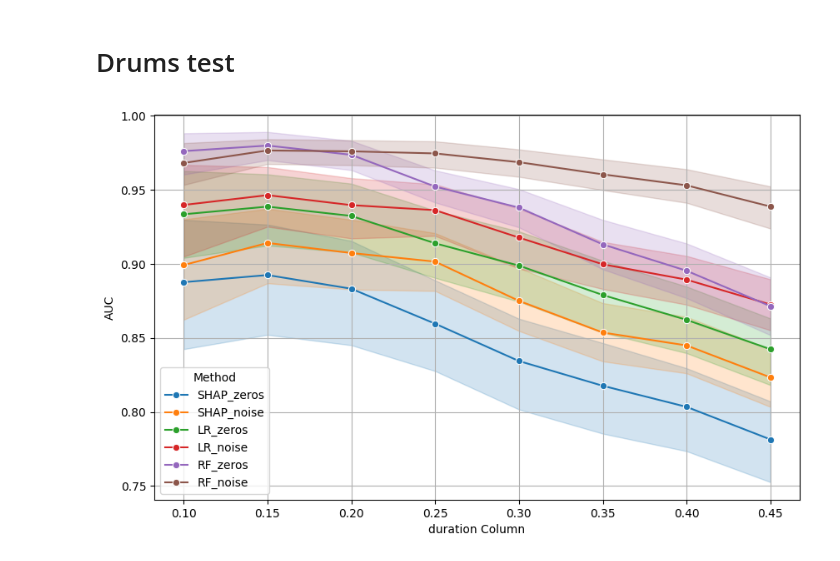
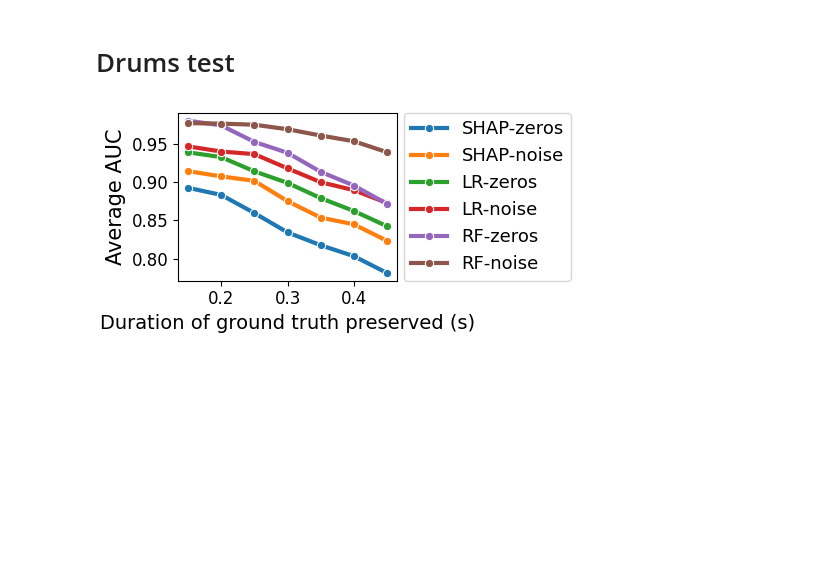
Before and after one commit to ceciliabolanos/explain_where, a Jupyter notebook: metrics_evaluation.ipynb, the cells around one changed output. Cells and saved outputs as stored; diff of their text form; code cells hidden in the pictures; blank space fills up the shorter version.

```diff
--- a/metrics_evaluation.ipynb
+++ b/metrics_evaluation.ipynb
@@ -328,21 +516,37 @@ for method, file_template in zip(methods, files_auc_complete):
 
 final_df_combination = pd.concat(df_combinations, ignore_index=True)
 # %%
-final_df_combination['group'] = final_df_combination['method'] + '_' + \
+final_df_combination['group'] = final_df_combination['method'] + '-' + \
                     final_df_combination['name'].astype(str)
+final_df_combination = final_df_combination[final_df_combination['final'] != 0.1]
-# %%
-plt.figure(figsize=(10, 6))
-sns.lineplot(data=final_df_combination, x="final", y="roc_auc", hue="group", marker="o")
-
-# Labels and Title
-plt.xlabel("duration Column")
-plt.ylabel("AUC")
-
-# Show the plot
-plt.legend(title="Method")
-# plt.legend().remove()
-
-plt.grid(True)
-plt.show()
-# %% [output]
-[figure, removed]
+# %%
+plt.figure(figsize=(5, 2.5))  # Hacemos el gráfico más compacto
+sns.lineplot(data=final_df_combination,
+            x="final",
+            y="roc_auc",
+            hue="group",
+            marker="o",
+            errorbar=None,
+            linewidth=3)  # Líneas más gruesas
+
+# Labels y título con fuentes grandes
+plt.xlabel("Duration of ground truth preserved (s)", fontsize=14)
+plt.ylabel("Average AUC", fontsize=15)
+
+# Leyenda afuera y a lo largo
+plt.legend(bbox_to_anchor=(1.03, 1),
+          loc='upper left',
+          borderaxespad=0.,
+          fontsize=13)
+
+plt.tick_params(axis='both', labelsize=12)  # Números de los ejes más grandes
+
+# Ajustar los márgenes para que la leyenda no se corte
+plt.tight_layout()
+
+# Guardar en formato PDF sin márgenes adicionales
+plt.savefig("drums_curves.pdf", format='pdf', bbox_inches='tight')
+
+plt.show()
+# %% [output]
+[figure, added]
```
Also changed, not shown: parts of 9 cells of this notebook, 15 other files.
